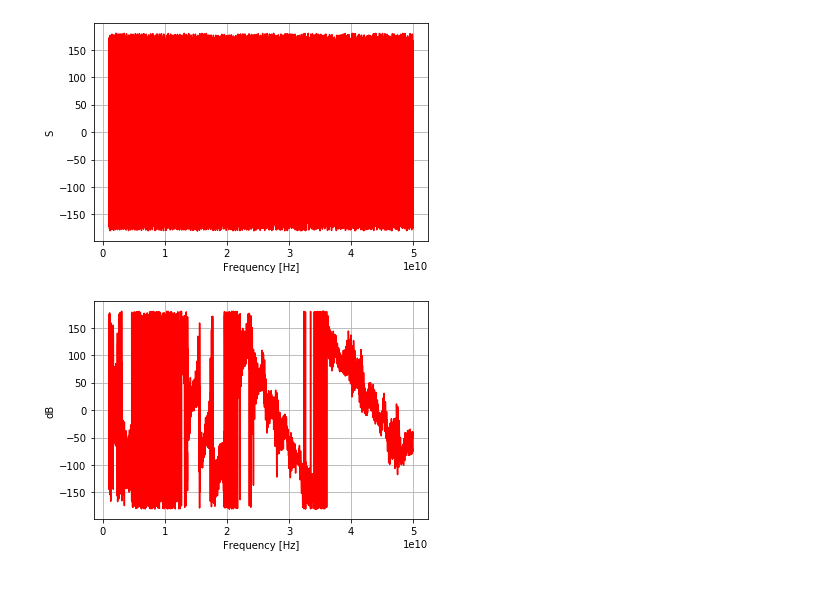
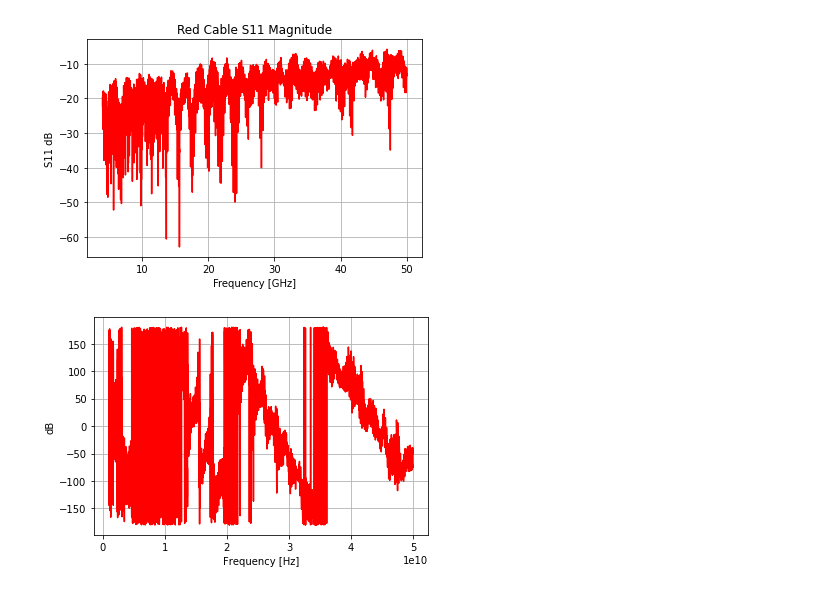
Before and after one commit to Holcan/STM, a Jupyter notebook: Cables/Cables S parameters.ipynb, the cells around one changed output. Drawn from its saved outputs; the diff is of its cells as text; code cells hidden in the pictures.

```diff
--- a/Cables/Cables S parameters.ipynb
+++ b/Cables/Cables S parameters.ipynb
@@ -8,3 +6,5 @@ header_list = ["Hz","S","dB","R","50", "S11", "S21", "S12", "S22"]
+# %%
+header_list = ["Frequency [Hz]","S11 Magnitude[db]","S11 Phase[degrees]","S21 Magnitude[db]","S21 Phase[degrees]", "S12 Magnitude[db]", "S12 Phase[degrees]", "S22 Magnitude[db]", "S22 Phase[degrees]"]
 # %%
 kabel1 = pd.read_csv("Rotes Kabel 1 text.txt",names = header_list ,delimiter =  " ")
 # %%
@@ -26,16 +58,18 @@ kabel1
 # %%
 fig,  ax = plt.subplots()
 
 ax.grid(True)
 
-plt.plot(kabel1["Hz"],kabel1["S21"],label = "S parameter Rotes Kabel 1 file", color="red")
+plt.plot(kabel1["Frequency [Hz]"][1000:]/1e9,kabel1["S11 Magnitude[db]"][1000:],label = "S parameter Rotes Kabel 1 file", color="red")
 
-ax.set_xlabel('Frequency [Hz]')
-ax.set_ylabel('S')
-#ax.set_title('a')
+ax.set_xlabel('Frequency [GHz]')
+ax.set_ylabel('S11 dB')
+ax.set_title('Red Cable S11 Magnitude')
 plt.show()
+
+#fig.savefig(r'S11 Parameter, red cable.jpeg'.format,bbox_inches='tight')
 # %% [output]
-[figure, old version]
+[figure, new version]
 # %%
 fig,  ax = plt.subplots()
 
```
Also changed, not shown: parts of 9 cells of this notebook, 7 other files.
